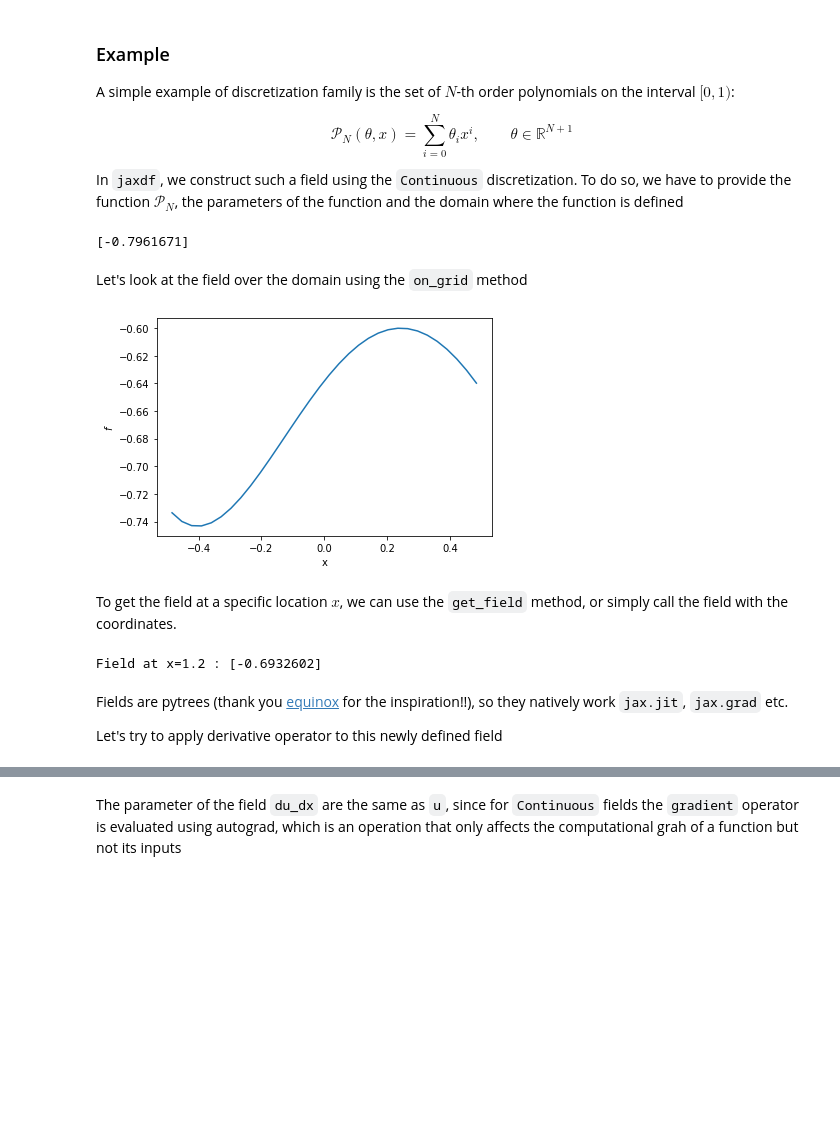
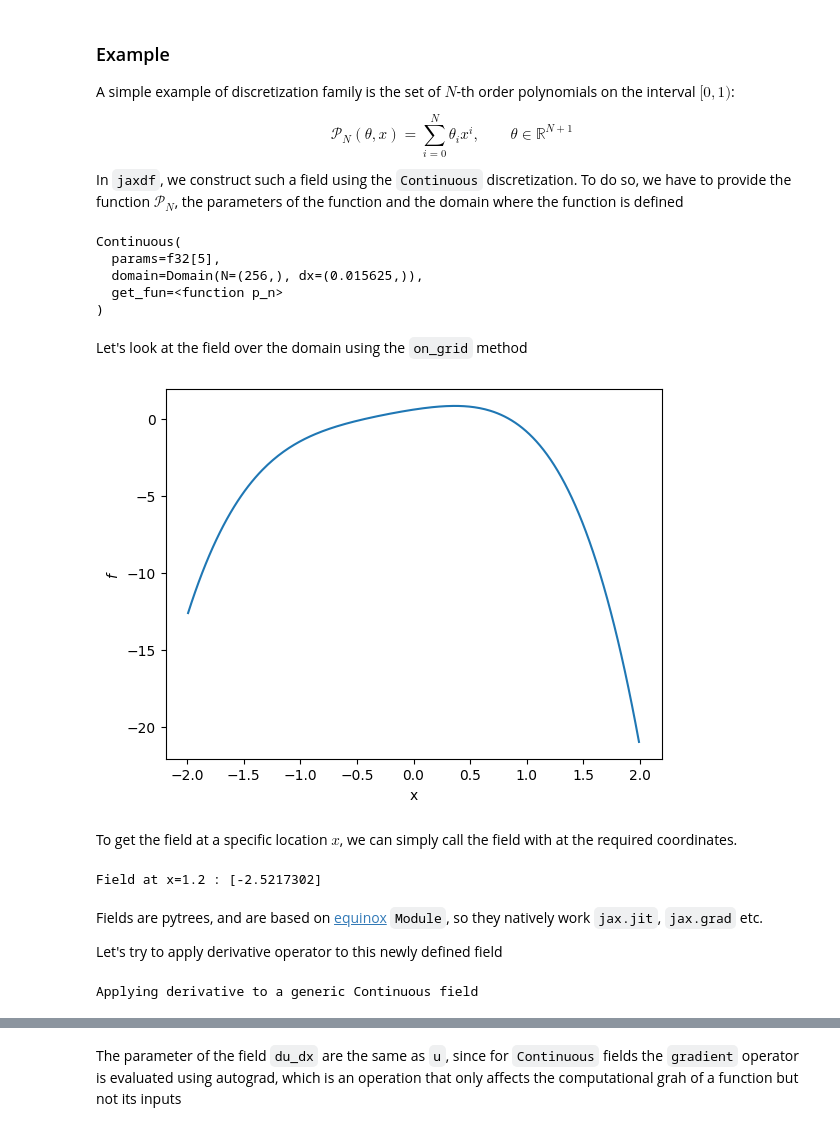
Before and after one commit to ucl-bug/jaxdf, a Jupyter notebook: docs/notebooks/api_discretization.ipynb, the cells around one changed output, grey strips where cells are left out. Cells and saved outputs as stored; diff of their text form; code cells hidden in the pictures; blank space fills up the shorter version.

```diff
--- a/docs/notebooks/api_discretization.ipynb
+++ b/docs/notebooks/api_discretization.ipynb
@@ -30,51 +28,65 @@ from jaxdf.geometry import Domain
 from jax.random import normal, PRNGKey
 from jax import numpy as jnp
 
-seed = PRNGKey(30)
+seed = PRNGKey(42)
 N = 5
 
-from jaxdf.geometry import Domain
-domain = Domain((16,),(2/16.,))
+# This defines the spatial domain of the function
+domain = Domain((256,),(1/64.,))
 
+# This is the mapping from the parameters to the function
 def p_n(theta, x):
     i = jnp.arange(N)
     powers = x**i
     return jnp.expand_dims(jnp.sum(theta*(x**i)), -1)
 
+# Here we generate a random set of parameters
 params = normal(seed, (N,))
-print(p_n(params, 1.0))
-domain = Domain((32,),(1/32.,))
 
+# Finally, we place them all together in a single object
+# that can be used to evaluate the function and apply operators
+# to it.
 u = Continuous(params, domain, p_n)
+
+print(u)
 # %% [output]
-[-0.7961671]
+Continuous(
+  params=f32[5],
+  domain=Domain(N=(256,), dx=(0.015625,)),
+  get_fun=<function p_n>
+)
 # %% [markdown]
 Let's look at the field over the domain using the `on_grid` method
 # %%
 from matplotlib import pyplot as plt
 
-def show_field(u, domain):
-    plt.plot(domain.spatial_axis[0], u.on_grid)
+def show_field(grid_representation, domain):
+    plt.plot(domain.spatial_axis[0], grid_representation)
     plt.xlabel("x")
     plt.ylabel("$f$")
     plt.show()
 
-show_field(u, domain)
+field_on_grid = u.on_grid
+
+show_field(field_on_grid, domain)
 # %% [output]
-[figure, old version]
+[figure, new version]
 # %% [markdown]
-To get the field at a specific location $x$, we can use the `get_field` method, or simply call the field with the coordinates.
+To get the field at a specific location $x$, we can simply call the field with at the required coordinates.
 # %%
 x = 1.2
-print(f"Field at x={x} : {u(x)}")
+field_at_x = u(x)
+print(f"Field at x={x} : {field_at_x}")
 # %% [output]
-Field at x=1.2 : [-0.6932602]
+Field at x=1.2 : [-2.5217302]
 # %% [markdown]
-Fields are pytrees (thank you [equinox](https://github.com/patrick-kidger/equinox) for the inspiration!!), so they natively work `jax.jit`, `jax.grad` etc.
+Fields are pytrees, and are based on [equinox](https://github.com/patrick-kidger/equinox) `Module`, so they natively work `jax.jit`, `jax.grad` etc.
 
 Let's try to apply derivative operator to this newly defined field
 # %%
 from jaxdf.operators import derivative
 
 du_dx = derivative(u)
+# %% [output]
+Applying derivative to a generic Continuous field
 # %%
```
Also changed, not shown: parts of 19 cells of this notebook, 3 other files.
